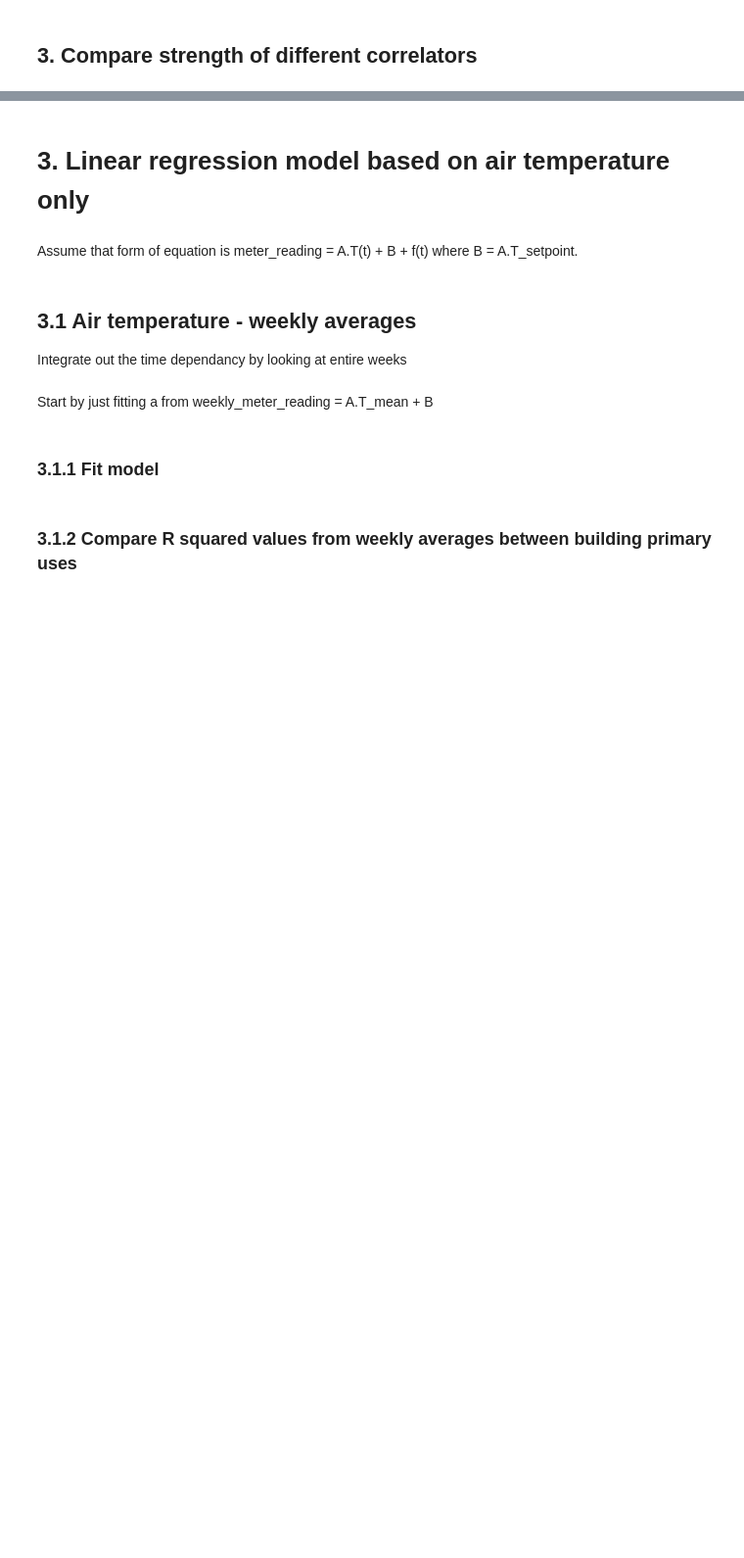
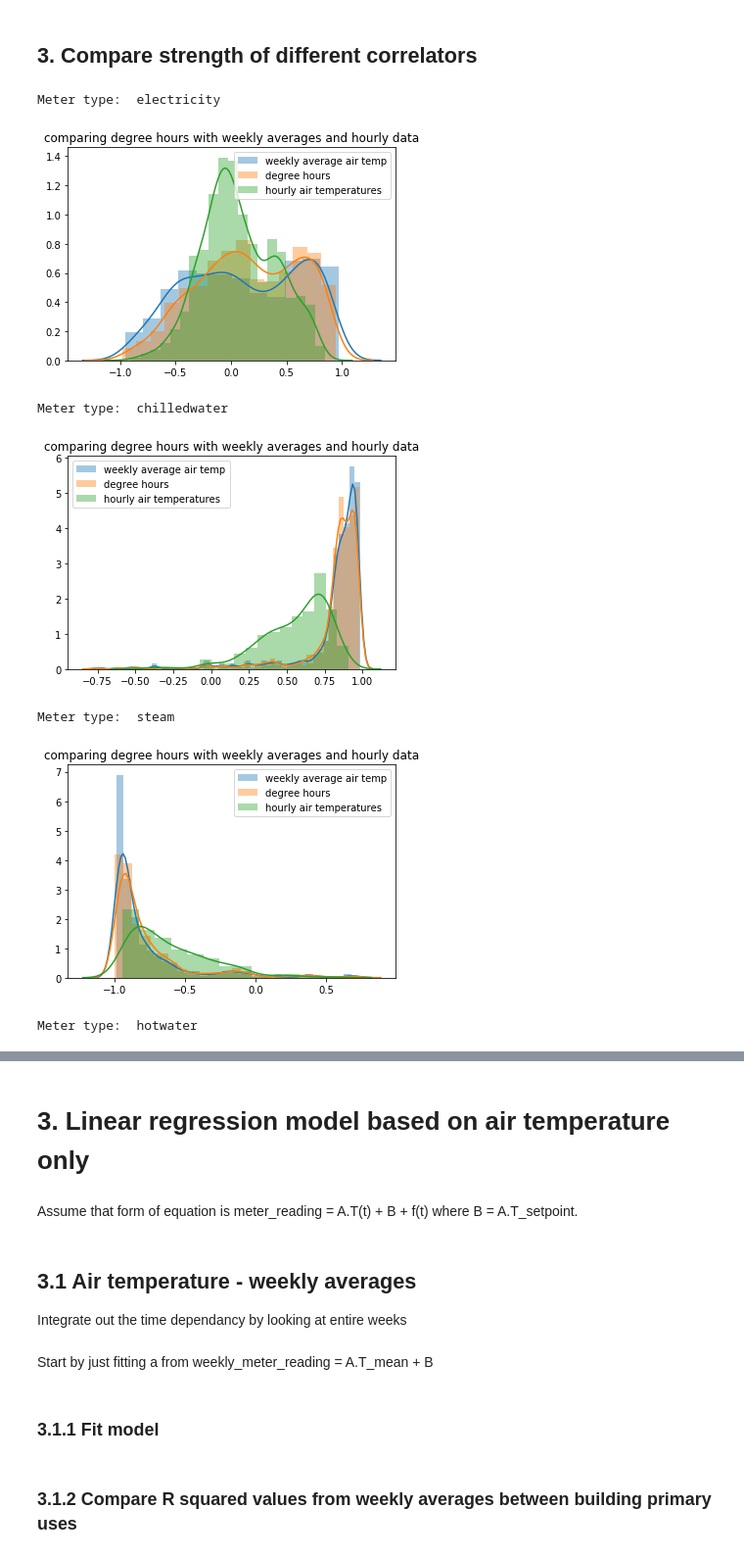
Before and after one commit to StephanieWillis/ASHRAE, a Jupyter notebook: ASHRAE_Kaggle_examine_correlations.ipynb, the cells around one changed output, grey strips where cells are left out. Shown at 98% size. Drawn from its saved outputs; the diff is of its cells as text; code cells hidden in the pictures; blank space fills up the shorter version.

```diff
--- a/ASHRAE_Kaggle_examine_correlations.ipynb
+++ b/ASHRAE_Kaggle_examine_correlations.ipynb
@@ -164,0 +128,16 @@ compare_distributions({'weekly_mean_air_temp':steam_weekly_means_corrs,
+# %%
+for meter_type in weekly_mean_correlations.keys():
+        print("Meter type: ", meter_type)
+        exp.compare_distributions(
+            {'weekly average air temp': weekly_mean_correlations[meter_type]['air_temperature'],
+             'degree hours': weekly_dh_correlations[meter_type]['delta_temp'],
+             'hourly air temperatures':hourly_correlations[meter_type]['air_temperature']},
+            'comparing degree hours with weekly averages and hourly data')
+# %% [output]
+Meter type:  electricity
+[figure, added]
+Meter type:  chilledwater
+[figure, added]
+Meter type:  steam
+[figure, added]
+Meter type:  hotwater
```
Also changed, not shown: parts of 13 cells of this notebook, 2 other files.
